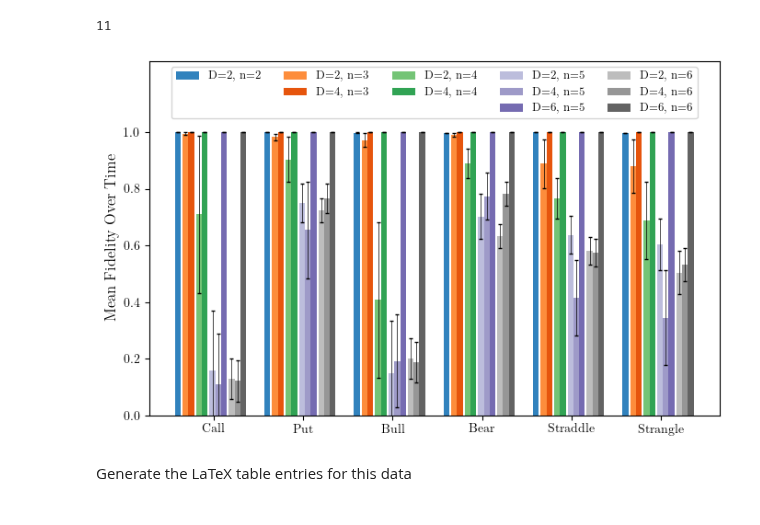
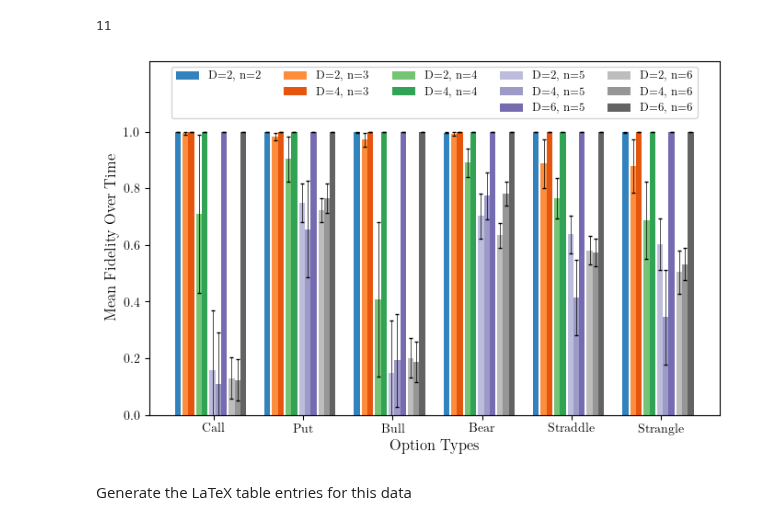
Before and after one commit to KnightShuffler/Quantum-Non-Unitary-Time-Evolution-Public-, a Jupyter notebook: black_scholes_figs.ipynb, the cells around one changed output. Drawn from its saved outputs; the diff is of its cells as text; code cells hidden in the pictures.

Commit message:
updated xlabel on bar chart

```diff
--- a/black_scholes_figs.ipynb
+++ b/black_scholes_figs.ipynb
@@ -202,34 +202,35 @@ for n in np.arange(2,6+1,1):
         b = ax.bar(x + bar_multiplier*bar_width + num_multiplier*num_gap,
                means, bar_width,
                label=f'{D=}, {n=}',
                color=colors[(n-2)*4 + ( o_index:=((n+1)//2 - Di - 1) )])
         ax.errorbar(x + bar_multiplier*bar_width + num_multiplier*num_gap,
                     means, yerr=std_fid[:,n-2,Di],
                     fmt='none',
                     # color=colors[(n-2)*4 + ( o_index:=((n+1)//2 - Di - 1) )]
                     color='k',linewidth=0.5,capsize=1.5
                     )
         h.append(b)
         bar_multiplier += 1
     for j in range(Di+1,3):
         b, = ax.plot(np.NaN, np.NaN, '-', color='none', label=' ')
         h.append(b)
     num_multiplier += 1
 
 ax.legend(handles=h,loc='upper center',ncols=5, prop={'size':9})
 ax.set_ylim([0,1.25])
 ax.set_yticks(np.arange(0,1.0+(skip:=0.2),skip))
 ax.set_xticks(x + opt_width/2, labels=[op.title() for op in options])
 ax.set_ylabel('Mean Fidelity Over Time',fontsize=12)
+ax.set_xlabel('Option Types',fontsize=12)
 
 # fig.suptitle('Mean Fidelity Over Time')
 figpath = 'figs/black_scholes/'
 figname = 'mean_fidelity'
 fig.savefig(figpath+figname+'.pdf',dpi=300, bbox_inches='tight')
 fig.savefig(figpath+figname+'.png',dpi=300, bbox_inches='tight')
 plt.show()
 # %% [output]
-[figure, old version]
+[figure, new version]
 # %% [markdown]
 Generate the LaTeX table entries for this data
 # %%
```
